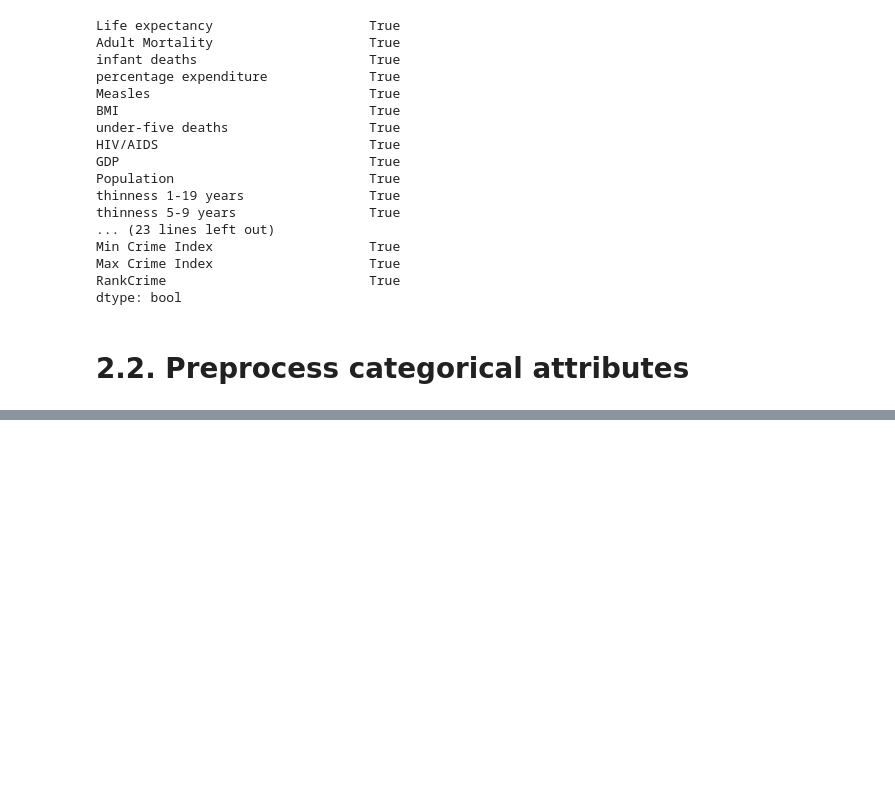
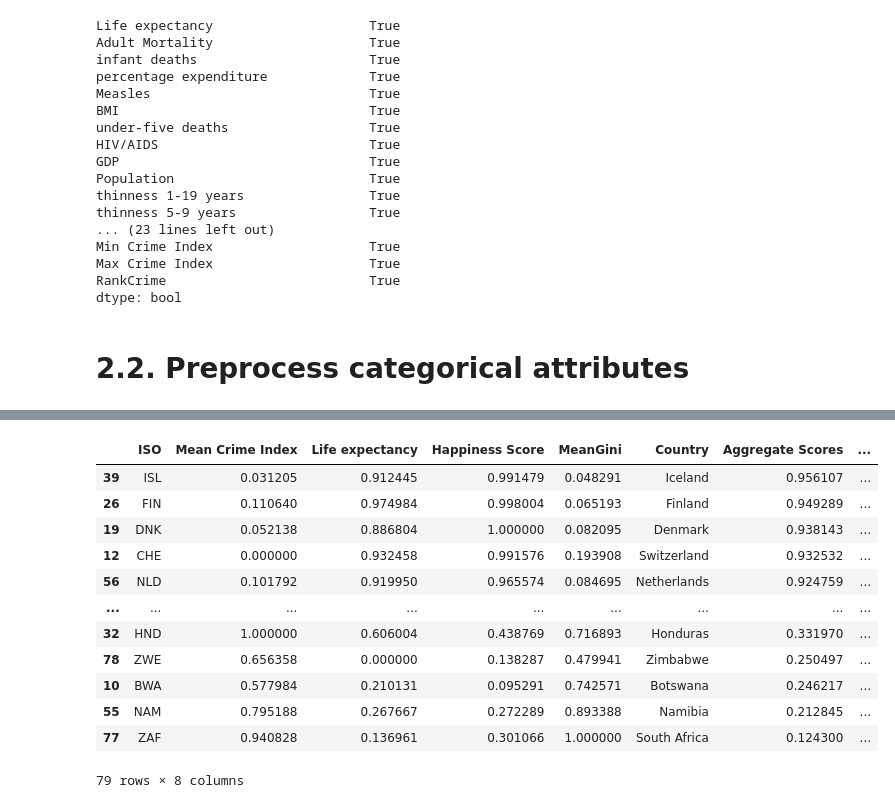
Before and after one commit to rikvanloenhout/2AMD20, a Jupyter notebook: src/main.ipynb, the cells around one changed output, grey strips where cells are left out. Saved outputs shown, nothing was run; the diff lists cells and outputs as text; code cells hidden in the pictures; blank space fills up the shorter version.

```diff
--- a/src/main.ipynb
+++ b/src/main.ipynb
@@ -463,0 +533,29 @@ df_combined.to_csv("../datasets/all_data.csv")
+# %%
+def get_merged(df,x1,x2,x3,x4):
+    # Compute sum
+    summ = x1 + x2 + x3 + x4
+
+    # Load data
+    df = df[['ISO','Mean Crime Index', 'Life expectancy', 'Happiness Score', 'MeanGini' ]]
+
+    inv_iso_dict = {v: k for k, v in country_codes_dict.items()}
+
+    # Drop missing values
+    df = df.dropna()
+
+    # Normalize
+    features = ['Mean Crime Index', 'Life expectancy', 'Happiness Score', 'MeanGini']
+    for feat in features:
+        df[feat] = (df[feat] - df[feat].min()) / (df[feat].max()-df[feat].min())
+
+    # Features
+#     df.reset_index(inplace=True)
+    df['Country'] = df['ISO'].apply(lambda x: inv_iso_dict[x])
+
+
+    df['Aggregate Scores'] = (x1/summ)*(1-df['Mean Crime Index']) + (x2/summ)*df['Life expectancy']\
+                             + (x3/summ)*df['Happiness Score'] + (x4/summ)*(1-df['MeanGini'])
+
+    df = df.sort_values(by='Aggregate Scores')
+    df['Rank'] = df['Aggregate Scores'].rank(ascending=False)
+    return df.sort_values(by="Rank")
@@ -463,0 +577,17 @@ df_combined.to_csv("../datasets/all_data.csv")
+# %%
+df = get_merged(df_combined, 100, 100, 100, 100)
+df
+# %% [output]
+|  | ISO | Mean Crime Index | Life expectancy | Happiness Score | MeanGini | Country | Aggregate Scores | ... |
+| 39 | ISL | 0.031205 | 0.912445 | 0.991479 | 0.048291 | Iceland | 0.956107 | ... |
+| 26 | FIN | 0.110640 | 0.974984 | 0.998004 | 0.065193 | Finland | 0.949289 | ... |
+| 19 | DNK | 0.052138 | 0.886804 | 1.000000 | 0.082095 | Denmark | 0.938143 | ... |
+| 12 | CHE | 0.000000 | 0.932458 | 0.991576 | 0.193908 | Switzerland | 0.932532 | ... |
+| 56 | NLD | 0.101792 | 0.919950 | 0.965574 | 0.084695 | Netherlands | 0.924759 | ... |
+| ... | ... | ... | ... | ... | ... | ... | ... | ... |
+| 32 | HND | 1.000000 | 0.606004 | 0.438769 | 0.716893 | Honduras | 0.331970 | ... |
+| 78 | ZWE | 0.656358 | 0.000000 | 0.138287 | 0.479941 | Zimbabwe | 0.250497 | ... |
+| 10 | BWA | 0.577984 | 0.210131 | 0.095291 | 0.742571 | Botswana | 0.246217 | ... |
+| 55 | NAM | 0.795188 | 0.267667 | 0.272289 | 0.893388 | Namibia | 0.212845 | ... |
+| 77 | ZAF | 0.940828 | 0.136961 | 0.301066 | 1.000000 | South Africa | 0.124300 | ... |
+79 rows × 8 columns
```
Also changed, not shown: parts of 16 cells of this notebook, 12 other files.
